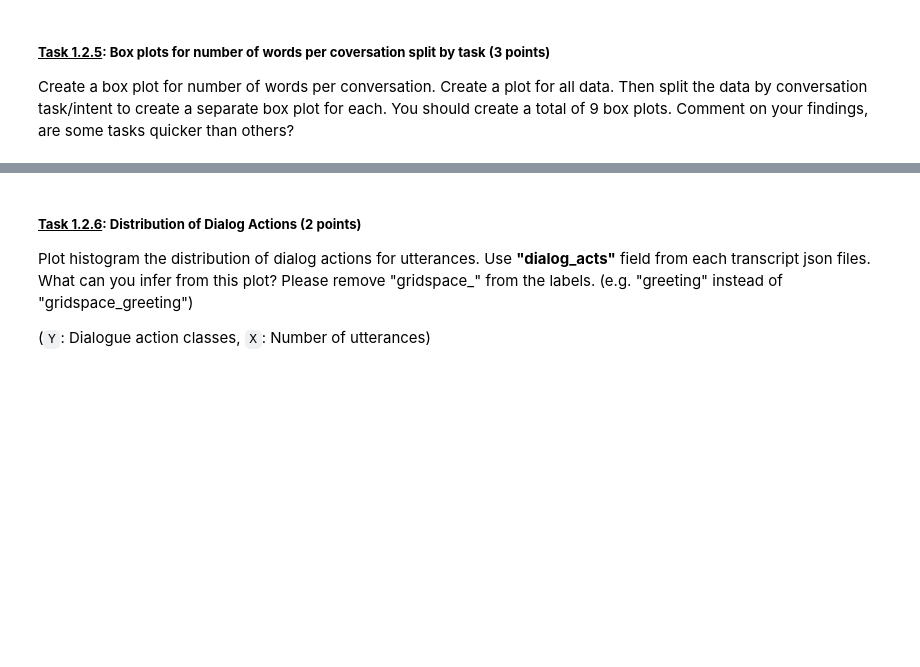
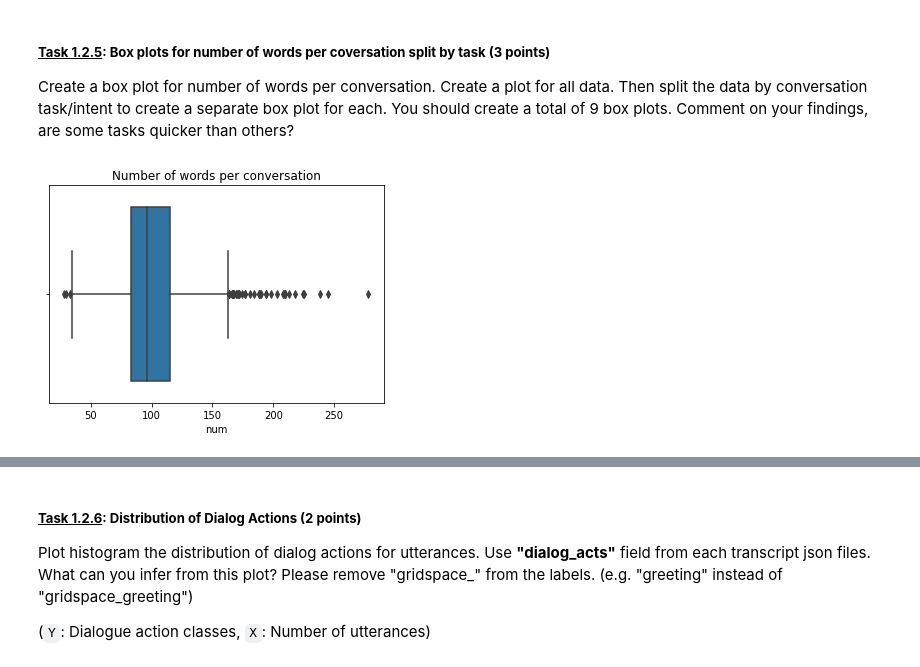
Before and after one commit to maya-ami/speech-processing-notes, a Jupyter notebook: speech db stats & CTC implementation.ipynb, the cells around one changed output, grey strips where cells are left out. Saved outputs shown, nothing was run; the diff lists cells and outputs as text; code cells hidden in the pictures; blank space fills up the shorter version.

```diff
--- a/speech db stats & CTC implementation.ipynb
+++ b/speech db stats & CTC implementation.ipynb
@@ -377,0 +373,24 @@ pass
+# %%
+#############################
+#### YOUR CODE GOES HERE ####
+files = []
+num_words_per_chat = []
+
+for file in os.listdir(transcript_path):
+  with open(os.path.join(transcript_path, file), 'rb') as f:
+    chat = json.load(f)
+    curr_num_words = 0
+    for utt in chat:
+      words = [word for word in word_tokenize(utt['human_transcript']) if word not in ["[", "]", "<", ">"]]
+      curr_num_words += len(words)
+    files.append(file)
+    num_words_per_chat.append(curr_num_words)
+
+words_df = pd.DataFrame({'num':num_words_per_chat, 'filename':files})
+plt.figure()
+plt.title('Number of words per conversation')
+sns.boxplot(x='num', data=words_df)
+plt.show()
+#############################
+# %% [output]
+[figure, added]
```
Also changed, not shown: parts of 4 cells of this notebook.
